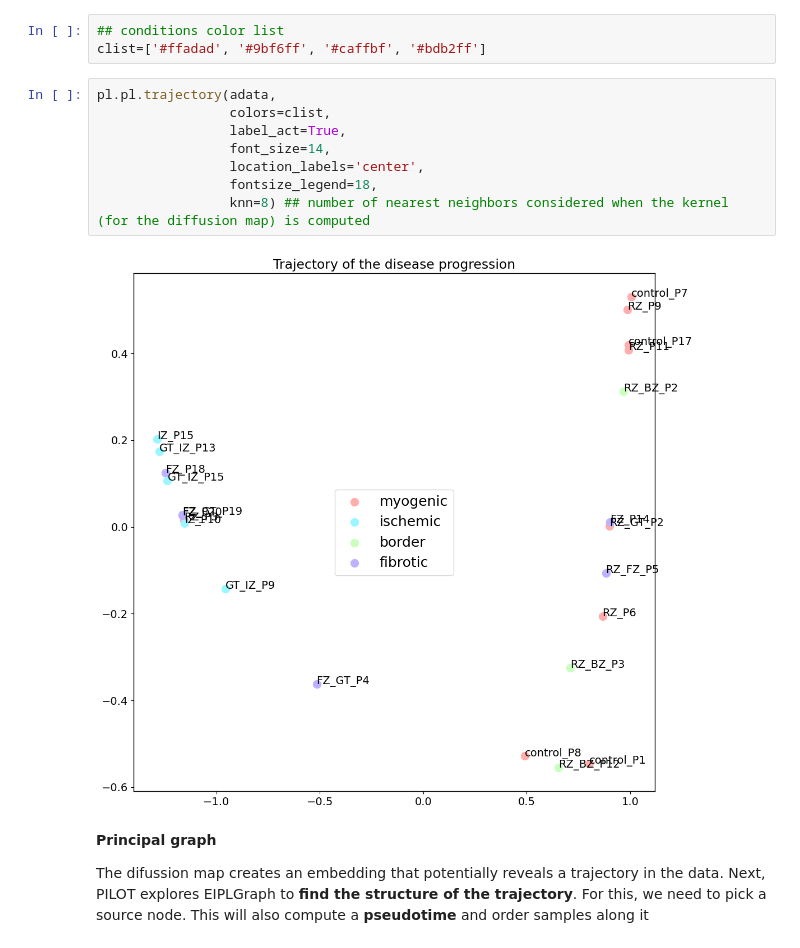
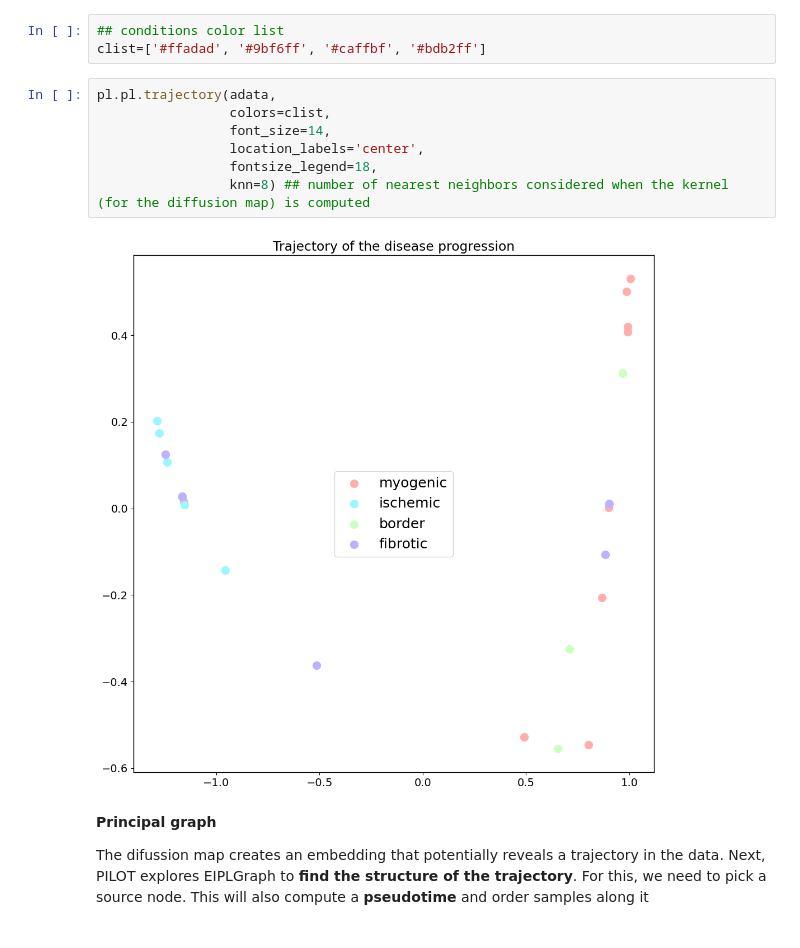
Before and after one commit to CostaLab/NicheSphere, a Jupyter notebook: nichesphere/nichesphere/source/notebooks/Nichesphere-PILOT_integration_tutorial.ipynb, the cells around one changed output. Saved outputs shown, nothing was run; the diff lists cells and outputs as text.

```diff
--- a/nichesphere/nichesphere/source/notebooks/Nichesphere-PILOT_integration_tutorial.ipynb
+++ b/nichesphere/nichesphere/source/notebooks/Nichesphere-PILOT_integration_tutorial.ipynb
@@ -136,13 +136,12 @@ clist=['#ffadad', '#9bf6ff', '#caffbf', '#bdb2ff']
 # %%
 pl.pl.trajectory(adata,
                  colors=clist,
-                 label_act=True,
                  font_size=14,
                  location_labels='center',
                  fontsize_legend=18,
                  knn=8) ## number of nearest neighbors considered when the kernel (for the diffusion map) is computed
 # %% [output]
-[figure, old version]
+[figure, new version]
 # %% [markdown]
 **Principal graph**
 
```
Also changed, not shown: 3 other files.
